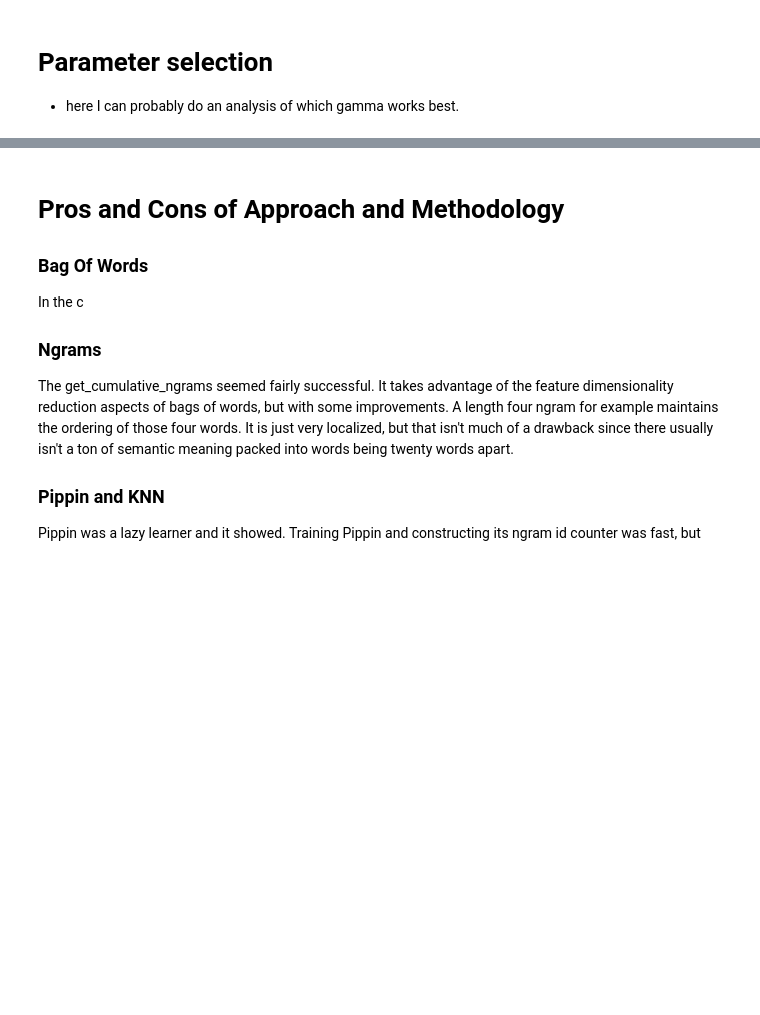
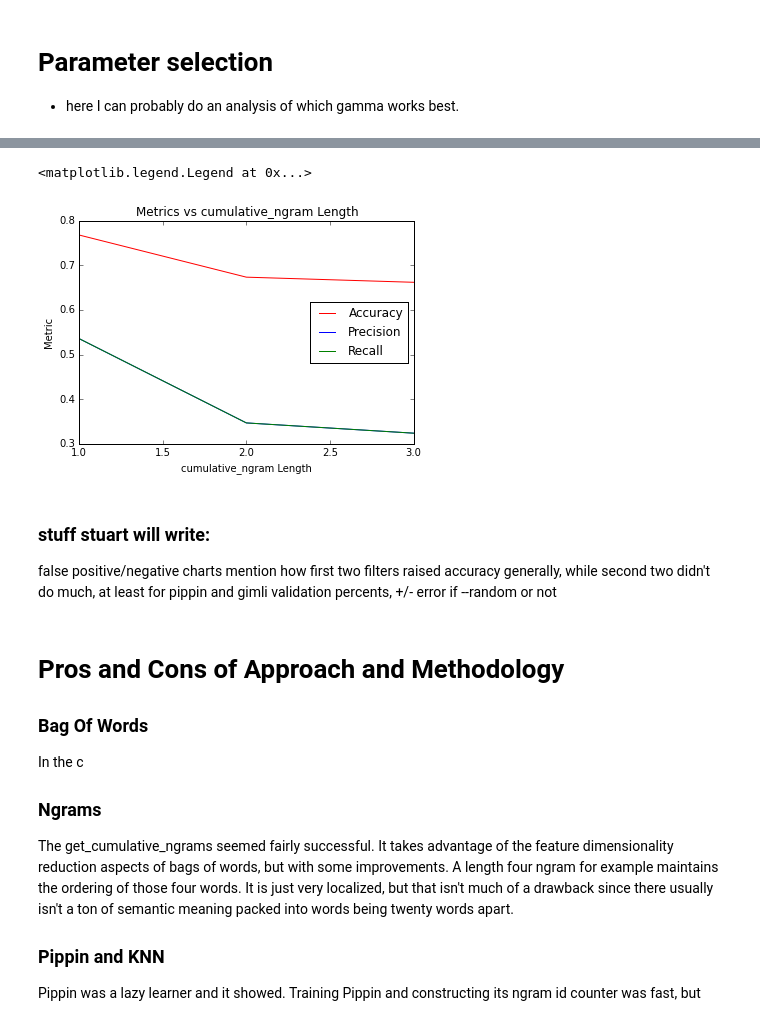
Before and after one commit to zafarali/598-assignment2-NLP, a Jupyter notebook: REPORT.ipynb, the cells around one changed output, grey strips where cells are left out. Saved outputs shown, nothing was run; the diff lists cells and outputs as text; code cells hidden in the pictures; blank space fills up the shorter version.

```diff
--- a/REPORT.ipynb
+++ b/REPORT.ipynb
@@ -155,3 +180,21 @@ validation percents, +/- error if --random or not
+# %%
+data = pd.read_csv('./performance_test/performance_test_cumulative_ngram_0000.csv').values
+plt.plot(data[:,0], data[:,1], 'r', label='Accuracy')
+plt.plot(data[:,0], data[:,2], 'b', label='Precision')
+plt.plot(data[:,0], data[:,3], 'g', label='Recall')
+plt.xlabel('cumulative_ngram Length')
+plt.ylabel('Metric')
+plt.title('Metrics vs cumulative_ngram Length')
+plt.legend(loc='best')
+# %% [output]
+<matplotlib.legend.Legend at 0x...>
+[figure, added]
+# %% [markdown]
+
+### stuff stuart will write:
+false positive/negative charts
+mention how first two filters raised accuracy generally, while second two didn't do much, at least for pippin and gimli
+validation percents, +/- error if --random or not
 # %% [markdown]
 # Pros and Cons of Approach and Methodology
 
```
Also changed, not shown: parts of 5 cells of this notebook, 2 other files.
